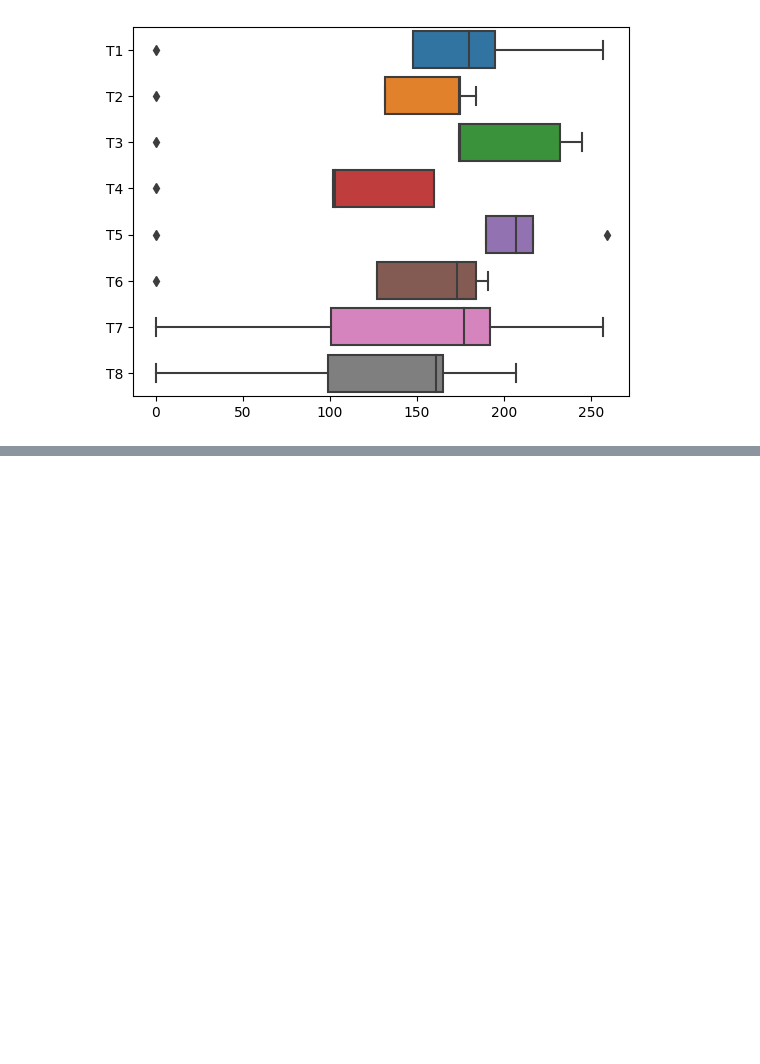
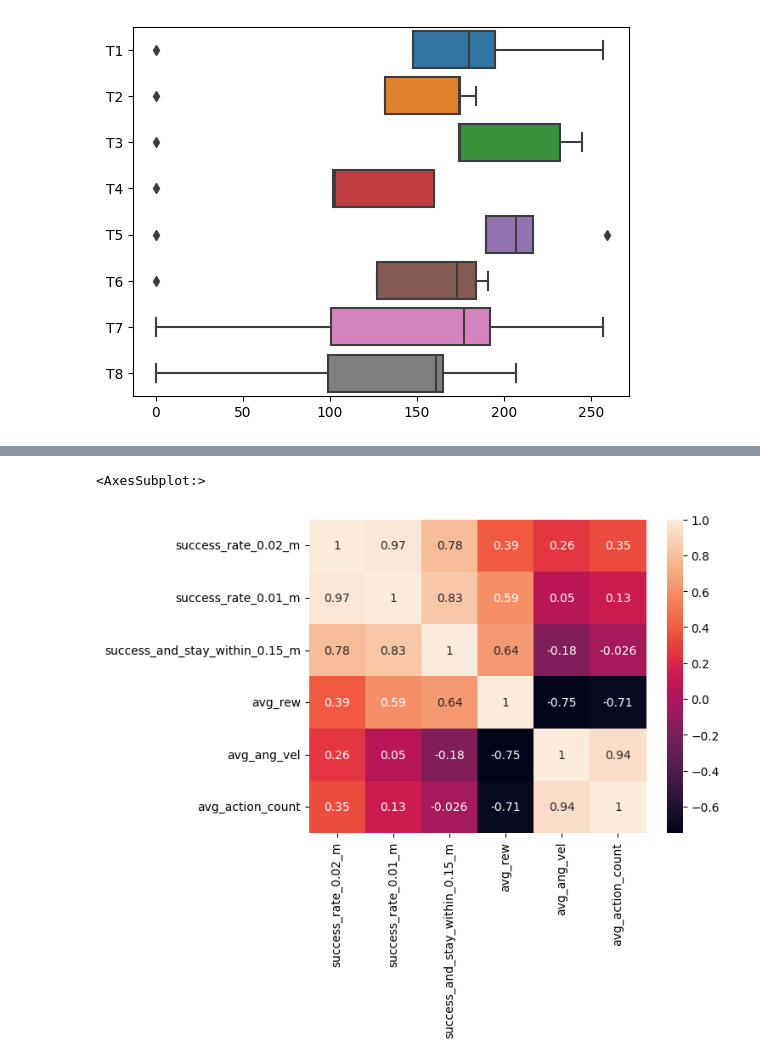
Before and after one commit to elharirymatteo/RANS, a Jupyter notebook: omniisaacgymenvs/utils/test_plots.ipynb, the cells around one changed output, grey strips where cells are left out. Saved outputs shown, nothing was run; the diff lists cells and outputs as text; code cells hidden in the pictures; blank space fills up the shorter version.

```diff
--- a/omniisaacgymenvs/utils/test_plots.ipynb
+++ b/omniisaacgymenvs/utils/test_plots.ipynb
@@ -110,0 +123,5 @@ res_multi_linR
+# %%
+sns.heatmap(res_multi_linR.corr(), annot=True)
+# %% [output]
+<AxesSubplot:>
+[figure, added]
```
Also changed, not shown: parts of 4 cells of this notebook, 2 other files.
